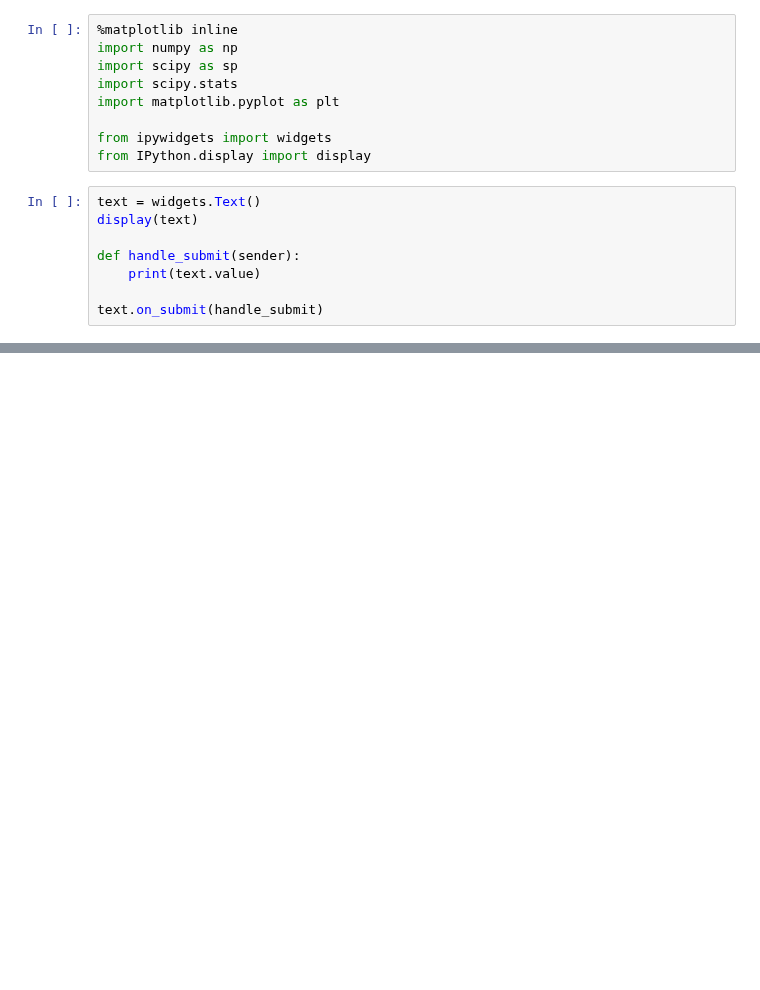
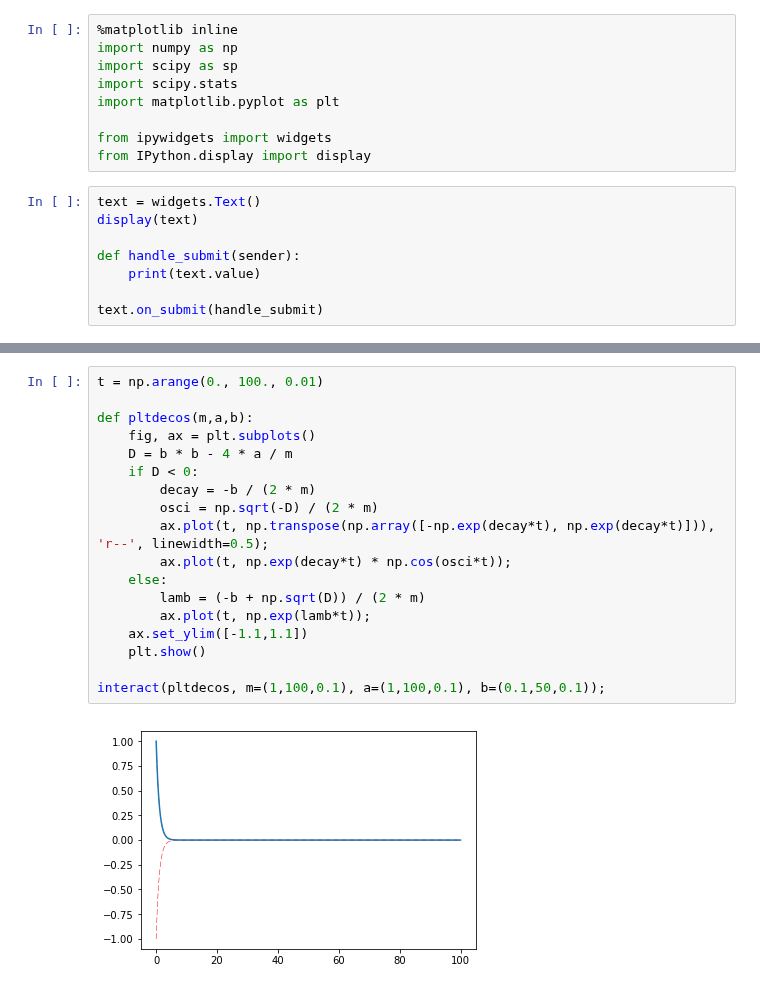
Before and after one commit to msakuta/notebooks, a Jupyter notebook: InteractiveDemo.ipynb, the cells around one changed output, grey strips where cells are left out. Saved outputs shown, nothing was run; the diff lists cells and outputs as text; blank space fills up the shorter version.

Commit message:
Add decaying oscillation interactive plot
It's really cool and educative to be able to control plots interactively.

```diff
--- a/InteractiveDemo.ipynb
+++ b/InteractiveDemo.ipynb
@@ -58,0 +109,20 @@ interact(pltricker, width=(1,50,0.1))
+# %%
+t = np.arange(0., 100., 0.01)
+
+def pltdecos(m,a,b):
+    fig, ax = plt.subplots()
+    D = b * b - 4 * a / m
+    if D < 0:
+        decay = -b / (2 * m)
+        osci = np.sqrt(-D) / (2 * m)
+        ax.plot(t, np.transpose(np.array([-np.exp(decay*t), np.exp(decay*t)])), 'r--', linewidth=0.5);
+        ax.plot(t, np.exp(decay*t) * np.cos(osci*t));
+    else:
+        lamb = (-b + np.sqrt(D)) / (2 * m)
+        ax.plot(t, np.exp(lamb*t));
+    ax.set_ylim([-1.1,1.1])
+    plt.show()
+
+interact(pltdecos, m=(1,100,0.1), a=(1,100,0.1), b=(0.1,50,0.1));
+# %% [output]
+[figure, added]
```
Also changed, not shown: parts of 5 cells of this notebook.
